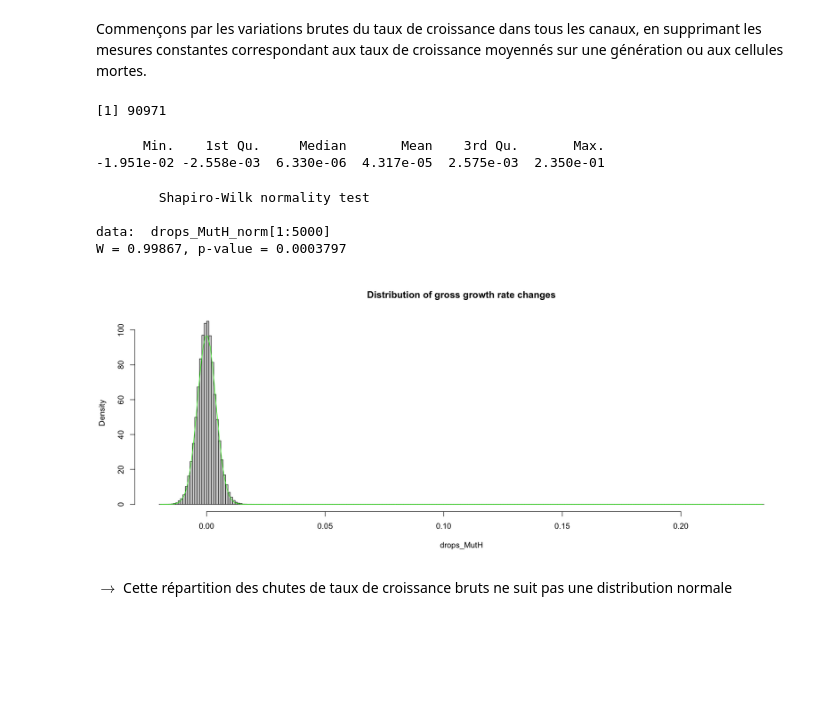
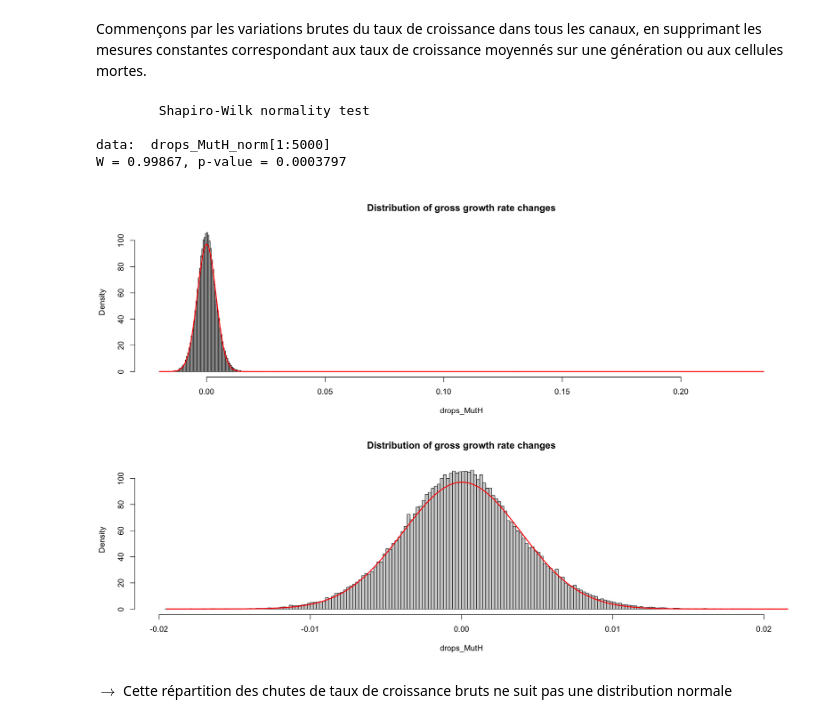
Before and after one commit to Jeremy-Andreoletti/MSV_Project_DFE, a Jupyter notebook: I5_DFE-directe_Sauts-taux-de-croissance.ipynb, the cells around one changed output. Drawn from its saved outputs; the diff is of its cells as text; code cells hidden in the pictures; blank space fills up the shorter version.

```diff
--- a/I5_DFE-directe_Sauts-taux-de-croissance.ipynb
+++ b/I5_DFE-directe_Sauts-taux-de-croissance.ipynb
@@ -6,10 +6,10 @@ Nous voulons observer directement les variations des taux de croissance dues aux
 library("gridExtra")
 library("ggplot2")
 # %%
-microMA_WT_growthRates_RMdead_NAab <- read.csv2("Modified_data/data_microMA/dataset_microMA_WT_growthRates_RMdead_NAab.csv", row.names = 1)
-microMA_MutH_growthRates_RMdead_NAab <- read.csv2("Modified_data/data_microMA/dataset_microMA_MutH_growthRates_RMdead_NAab.csv", row.names = 1)
-microMA_MutT_growthRates_RMdead_NAab <- read.csv2("Modified_data/data_microMA/dataset_microMA_MutT_growthRates_RMdead_NAab.csv", row.names = 1)
-microMA_MF1_growthRates_RMdead_NAab <- read.csv2("Modified_data/data_microMA/dataset_microMA_MF1_growthRates_RMdead_NAab.csv", row.names = 1)
+microMA_WT_growthRates_RMdead_NAab <- read.csv2("Donnees_article_modifiees/data_microMA/dataset_microMA_WT_growthRates_RMdead_NAab.csv", row.names = 1)
+microMA_MutH_growthRates_RMdead_NAab <- read.csv2("Donnees_article_modifiees/data_microMA/dataset_microMA_MutH_growthRates_RMdead_NAab.csv", row.names = 1)
+microMA_MutT_growthRates_RMdead_NAab <- read.csv2("Donnees_article_modifiees/data_microMA/dataset_microMA_MutT_growthRates_RMdead_NAab.csv", row.names = 1)
+microMA_MF1_growthRates_RMdead_NAab <- read.csv2("Donnees_article_modifiees/data_microMA/dataset_microMA_MF1_growthRates_RMdead_NAab.csv", row.names = 1)
 # %%
 dim(microMA_MutH_growthRates_RMdead_NAab)
 head(microMA_MutH_growthRates_RMdead_NAab)
@@ -28,64 +28,33 @@ A data.frame: 6 × 826
 # Sauts bruts : W-W'
 # %% [markdown]
 Commençons par les variations brutes du taux de croissance dans tous les canaux, en supprimant les mesures constantes correspondant aux taux de croissance moyennés sur une génération ou aux cellules mortes.
-# %%
-#get_drops_col <- function(k, dataset){
-#    cur_col <- dataset[,k]
-#    n <- length(cur_col)
-#    # tu pourras m'expliquer comment ça marche sapply ?
-#    #res <- sapply(1:n-1,
-#    #              function(i) cur_col[i+1]-cur_col[i])
-#    res<-cur_col
-#    for(i in 1:n-1){
-#        res[i]<-cur_col[i+1]-cur_col[i]
-#    }
-#    return (res[res!=0])
-#}
-#
-#get_drops <- function(dataset){
-#    ncol <- dim(dataset)[2]
-#    res=get_drops_col(1,dataset) # ugly : can't do better?
-#    for(k in 2:ncol){
-#        nouv=get_drops_col(k,dataset)
-#        res=c(res,nouv)
-#    }
-#    return (res)
-#}
-#drops_MutH <- get_drops(microMA_MutH_growthRates_RMdead_NAab)
-
-drops_MutH <- -sapply(microMA_MutH_growthRates_RMdead_NAab, diff)
-drops_MutH <- drops_MutH[drops_MutH != 0 & is.finite(drops_MutH)]
-
-length(drops_MutH)
-summary(drops_MutH)
-#hist(drops_MutH,breaks=5000,
-#    main="Distribution of gross growth rate changes")
-#hist(drops_MutH,breaks=1000,
-#     xlim=c(-0.02,0.02),
-#    main="Distribution of gross growth rate changes - zoom")
-# %% [output]
-[1] 90971
-      Min.    1st Qu.     Median       Mean    3rd Qu.       Max.
--1.951e-02 -2.558e-03  6.330e-06  4.317e-05  2.575e-03  2.350e-01
 # %%
-options(repr.plot.width = 15, repr.plot.height = 6)
+options(repr.plot.width = 15, repr.plot.height = 10)
 
+drops_MutH <- -sapply(microMA_MutH_growthRates_RMdead_NAab, diff)
+drops_MutH <- drops_MutH[drops_MutH != 0 & is.finite(drops_MutH)]
+
+par(mfrow=c(2,1))
 limit = 0.012
-drops_MutH_dty <- hist(drops_MutH, breaks=200, probability = TRUE, main="Distribution of gross growth rate changes")
+drops_MutH_dty <- hist(drops_MutH, breaks=500, probability = TRUE, main="Distribution of gross growth rate changes")
 drops_MutH_norm_dty <- dnorm(drops_MutH_dty$mids, mean(drops_MutH[abs(drops_MutH)<limit]), sd(drops_MutH[abs(drops_MutH)<limit]))
-lines(drops_MutH_dty$mids, drops_MutH_norm_dty*0.95, col = "green")
+lines(drops_MutH_dty$mids, drops_MutH_norm_dty*0.95, col = "red", lwd=2)
+
+drops_MutH_dty2 <- hist(drops_MutH, breaks=1000, probability = TRUE, xlim=c(-0.02,0.02), main="Distribution of gross growth rate changes")
+drops_MutH_norm_dty2 <- dnorm(drops_MutH_dty2$mids, mean(drops_MutH[abs(drops_MutH)<limit]), sd(drops_MutH[abs(drops_MutH)<limit]))
+lines(drops_MutH_dty2$mids, drops_MutH_norm_dty2*0.95, col = "red", lwd=2)
 
 # test de gaussianité :
 drops_MutH_sd = sd(drops_MutH,na.rm=TRUE)
 drops_MutH_mean = mean(drops_MutH,na.rm=TRUE)
 drops_MutH_norm = (drops_MutH-drops_MutH_mean)/drops_MutH_sd
 
 shapiro.test(drops_MutH_norm[1:5000])
 # %% [output]
         Shapiro-Wilk normality test
 
 data:  drops_MutH_norm[1:5000]
 W = 0.99867, p-value = 0.0003797
-[figure, old version]
+[figure, new version]
 # %% [markdown]
 $\to$ Cette répartition des chutes de taux de croissance bruts ne suit pas une distribution normale
```
Also changed, not shown: parts of 43 cells of this notebook, 11 other files.
